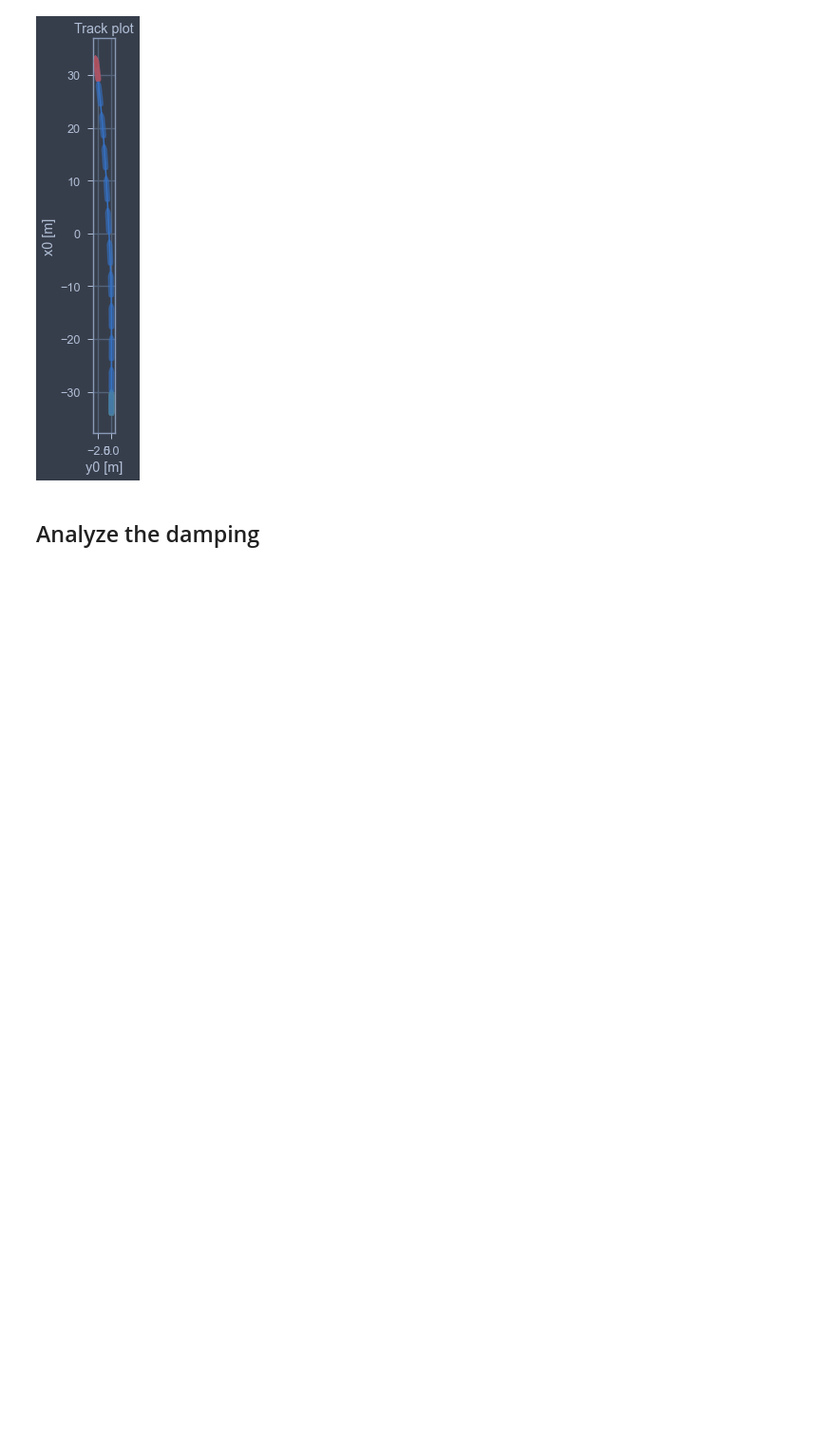
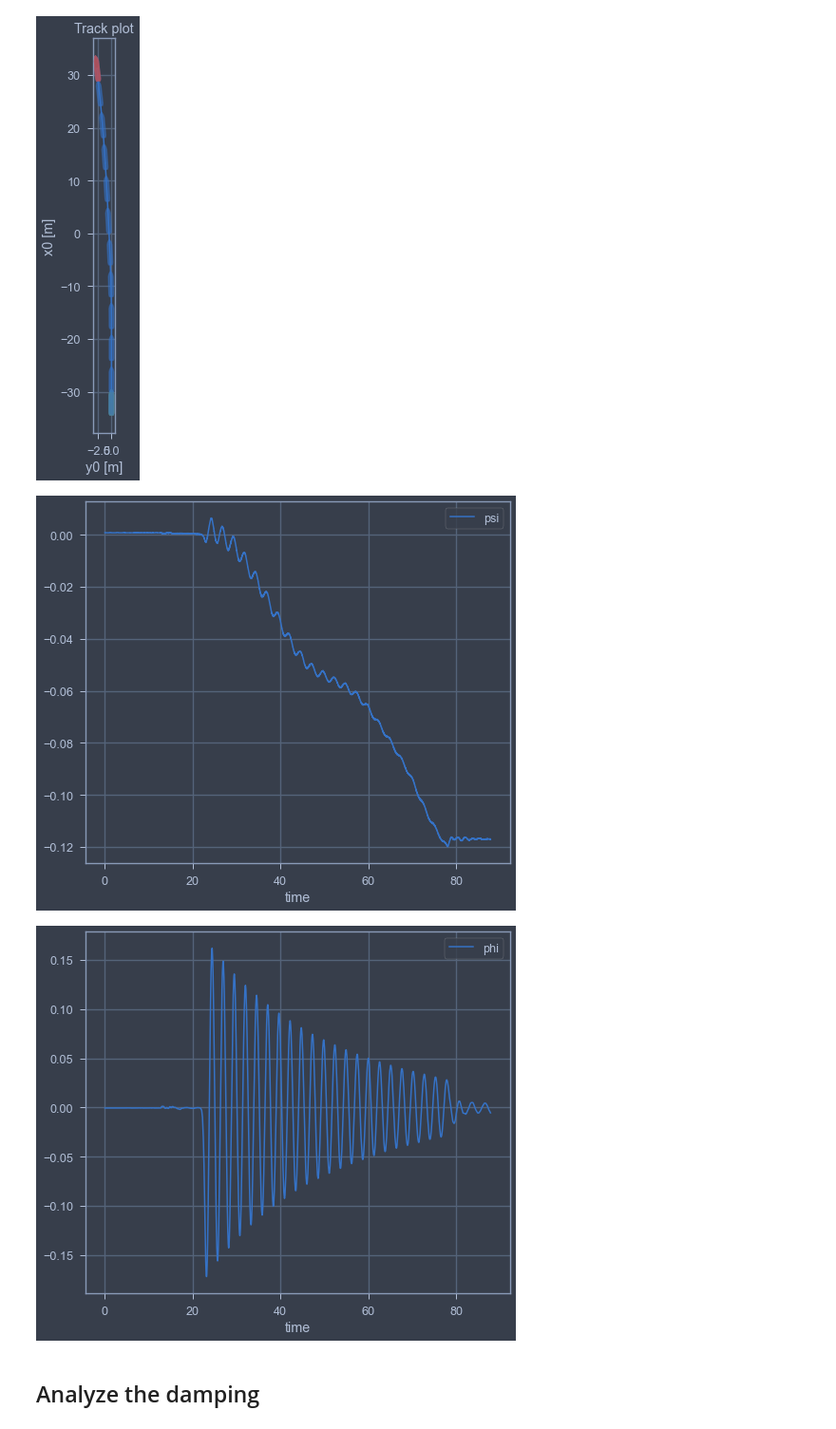
Before and after one commit to martinlarsalbert/Prediction-of-roll-motion-using-fully-nonlinear-potential-flow-and-Ikedas-method, a Jupyter notebook: notebooks/01.3_select_suitable_MDL_test_KLVCC2_speed.ipynb, the cells around one changed output. Shown at 95% size. Saved outputs shown, nothing was run; the diff lists cells and outputs as text; code cells hidden in the pictures; blank space fills up the shorter version.

```diff
--- a/notebooks/01.3_select_suitable_MDL_test_KLVCC2_speed.ipynb
+++ b/notebooks/01.3_select_suitable_MDL_test_KLVCC2_speed.ipynb
@@ -135,6 +135,20 @@ for (id, row),ax in zip(df_rolldecays.iterrows(),axes):
 plt.tight_layout()
 # %% [output]
 [figure]
+# %%
+fig,ax=plt.subplots()
+df = run.df.copy()
+df['psi']=np.unwrap(df['modelpos/yawm'])
+
+df.plot(y='psi', style='-', ax=ax)
+ax.grid(True)
+
+fig,ax=plt.subplots()
+df.plot(y='phi', style='-', ax=ax)
+ax.grid(True)
+# %% [output]
+[figure, added]
+[figure, added]
 # %% [markdown]
 ## Analyze the damping
 # %%
```
Also changed, not shown: parts of 23 cells of this notebook, 1 other file.
